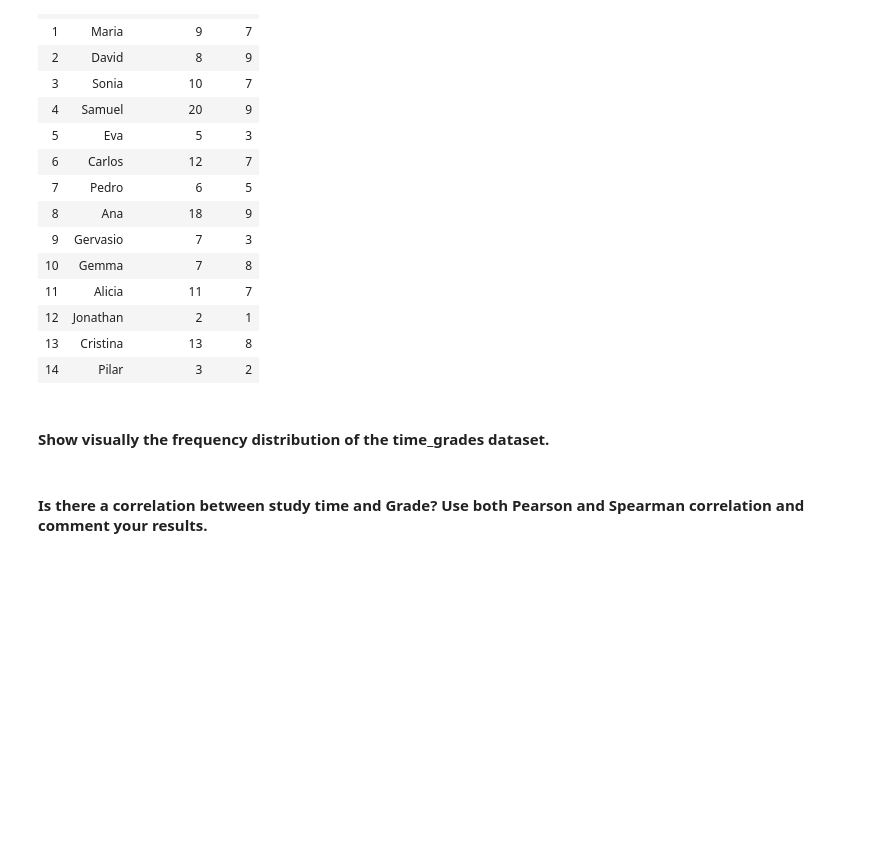
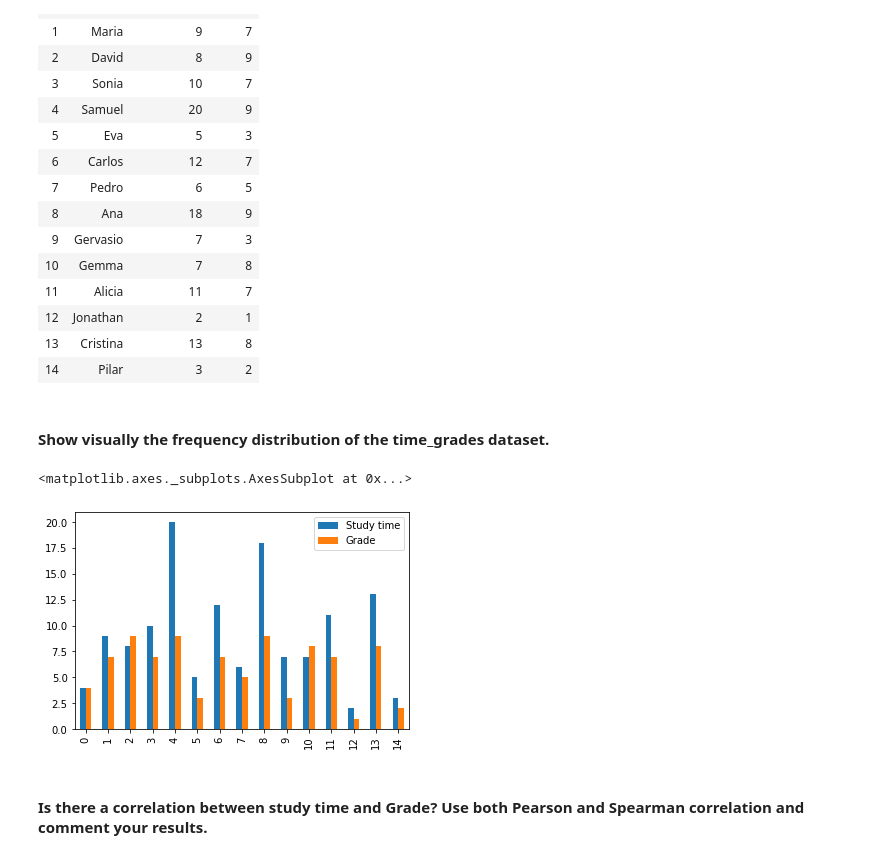
Before and after one commit to ta-data-lis/lab-pivot-table-and-correlation, a Jupyter notebook: your_code/main.ipynb, the cells around one changed output. Drawn from its saved outputs; the diff is of its cells as text; code cells hidden in the pictures; blank space fills up the shorter version.

```diff
--- a/your_code/main.ipynb
+++ b/your_code/main.ipynb
@@ -228,6 +228,11 @@ time_grades
 | 14 | Pilar | 3 | 2 |
 # %% [markdown]
 #### Show visually the frequency distribution of the time_grades dataset.
+# %%
+time_grades.plot.bar()
+# %% [output]
+<matplotlib.axes._subplots.AxesSubplot at 0x...>
+[figure, added]
 # %% [markdown]
 #### Is there a correlation between study time and Grade? Use both Pearson and Spearman correlation and comment your results.
 # %%
```
